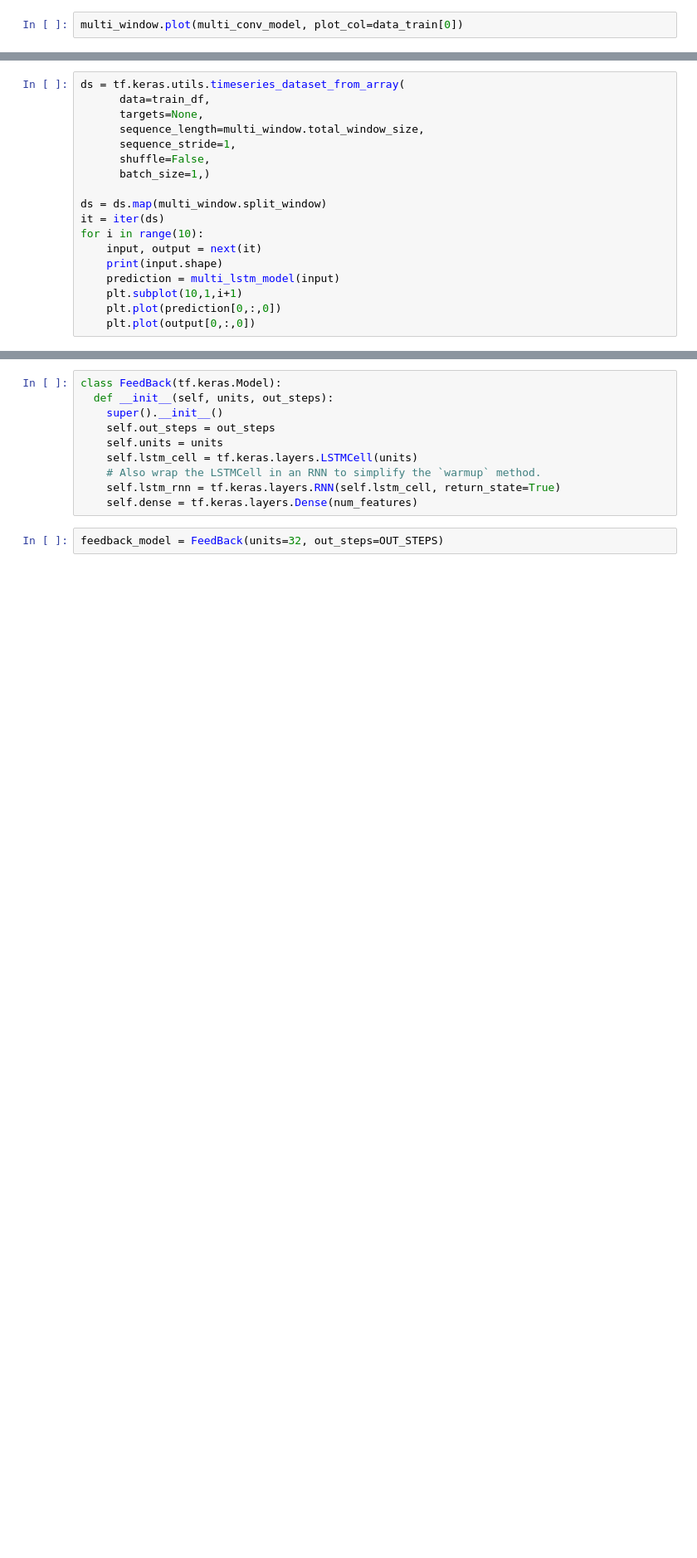
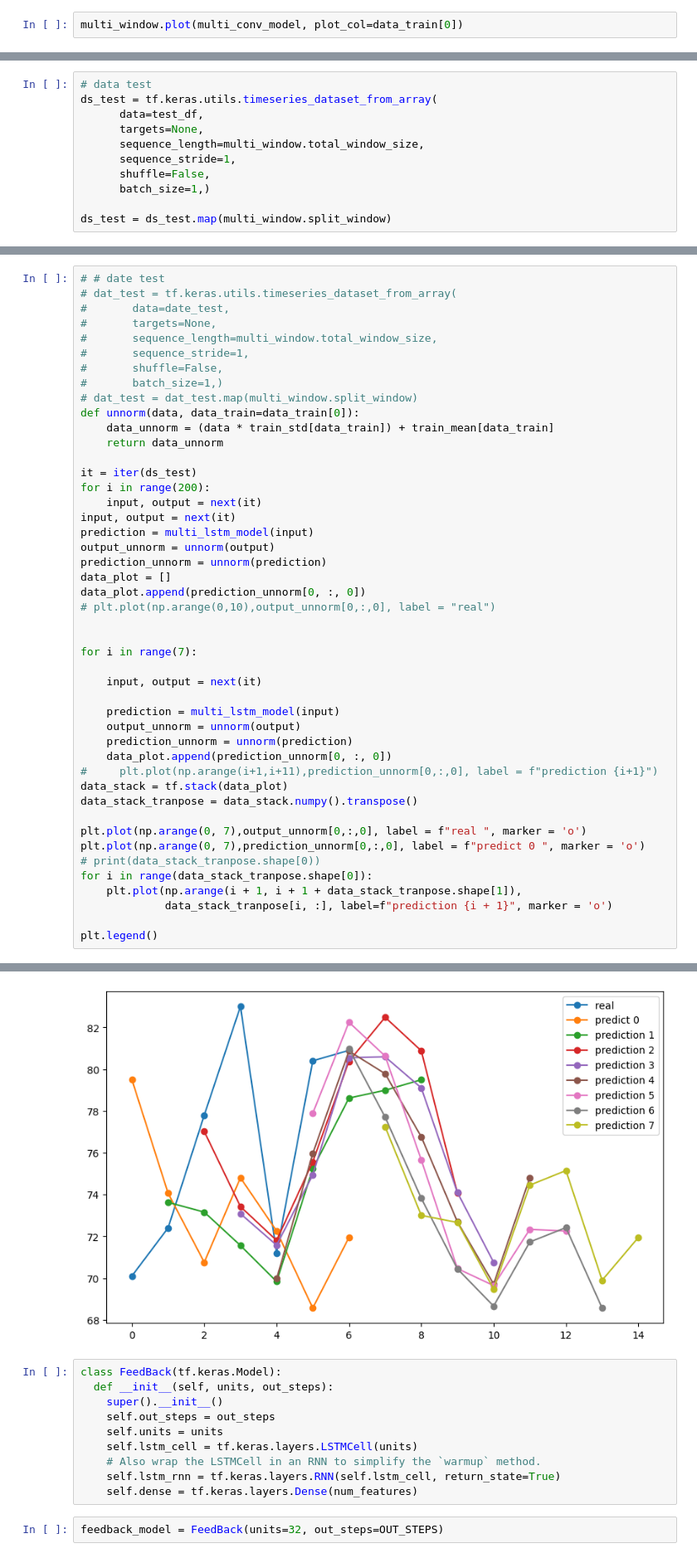
Before and after one commit to 10udCryp7/-Lab-Research-IOT-Weather-Tracking-for-Agriculture, a Jupyter notebook: Train Data/NewModel.ipynb, the cells around one changed output, grey strips where cells are left out. Shown at 83% size. Cells and saved outputs as stored; diff of their text form; blank space fills up the shorter version.

```diff
--- a/Train Data/NewModel.ipynb
+++ b/Train Data/NewModel.ipynb
@@ -475,18 +623,11 @@ statistic([multi_lstm_model])
 # %%
-ds = tf.keras.utils.timeseries_dataset_from_array(
-      data=train_df,
+# data test
+ds_test = tf.keras.utils.timeseries_dataset_from_array(
+      data=test_df,
       targets=None,
       sequence_length=multi_window.total_window_size,
       sequence_stride=1,
       shuffle=False,
       batch_size=1,)
 
-ds = ds.map(multi_window.split_window)
-it = iter(ds)
-for i in range(10):
-    input, output = next(it)
-    print(input.shape)
-    prediction = multi_lstm_model(input)
-    plt.subplot(10,1,i+1)
-    plt.plot(prediction[0,:,0])
-    plt.plot(output[0,:,0])
+ds_test = ds_test.map(multi_window.split_window)
@@ -504,0 +634,47 @@ for i in range(10):
+# %%
+# # date test
+# dat_test = tf.keras.utils.timeseries_dataset_from_array(
+#       data=date_test,
+#       targets=None,
+#       sequence_length=multi_window.total_window_size,
+#       sequence_stride=1,
+#       shuffle=False,
+#       batch_size=1,)
+# dat_test = dat_test.map(multi_window.split_window)
+def unnorm(data, data_train=data_train[0]):
+    data_unnorm = (data * train_std[data_train]) + train_mean[data_train]
+    return data_unnorm
+
+it = iter(ds_test)
+for i in range(200):
+    input, output = next(it)
+input, output = next(it)
+prediction = multi_lstm_model(input)
+output_unnorm = unnorm(output)
+prediction_unnorm = unnorm(prediction)
+data_plot = []
+data_plot.append(prediction_unnorm[0, :, 0])
+# plt.plot(np.arange(0,10),output_unnorm[0,:,0], label = "real")
+
+
+for i in range(7):
+
+    input, output = next(it)
+
+    prediction = multi_lstm_model(input)
+    output_unnorm = unnorm(output)
+    prediction_unnorm = unnorm(prediction)
+    data_plot.append(prediction_unnorm[0, :, 0])
+#     plt.plot(np.arange(i+1,i+11),prediction_unnorm[0,:,0], label = f"prediction {i+1}")
+data_stack = tf.stack(data_plot)
+data_stack_tranpose = data_stack.numpy().transpose()
+
+plt.plot(np.arange(0, 7),output_unnorm[0,:,0], label = f"real ", marker = 'o')
+plt.plot(np.arange(0, 7),prediction_unnorm[0,:,0], label = f"predict 0 ", marker = 'o')
+# print(data_stack_tranpose.shape[0))
+for i in range(data_stack_tranpose.shape[0]):
+    plt.plot(np.arange(i + 1, i + 1 + data_stack_tranpose.shape[1]),
+             data_stack_tranpose[i, :], label=f"prediction {i + 1}", marker = 'o')
+
+plt.legend()
+# %% [output]
@@ -505,3 +682,4 @@ for i in range(10):
+[figure, added]
 # %%
 class FeedBack(tf.keras.Model):
   def __init__(self, units, out_steps):
```
Also changed, not shown: parts of 19 cells of this notebook.
